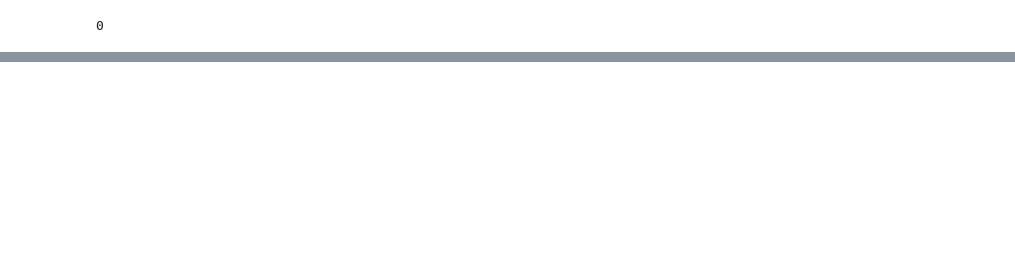
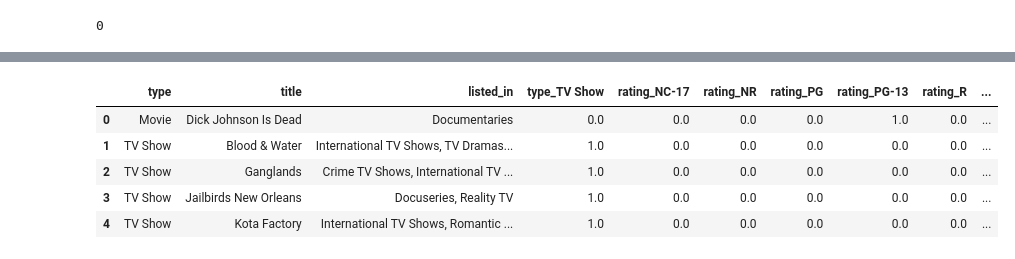
Before and after one commit to gargiahuja/projects-ML-, a Jupyter notebook: Netflix_show_clustering/main.ipynb, the cells around one changed output, grey strips where cells are left out. Saved outputs shown, nothing was run; the diff lists cells and outputs as text; code cells hidden in the pictures; blank space fills up the shorter version.

```diff
--- a/Netflix_show_clustering/main.ipynb
+++ b/Netflix_show_clustering/main.ipynb
@@ -212,4 +136,7 @@ df.head(1)
-# %%
-from sklearn.cluster import KMeans
-model=KMeans(n_clusters=5,random_state=42)
-df['cluster'] = model.fit_predict(df.select_dtypes(include='number'))
+# %%
+from sklearn.preprocessing import OneHotEncoder
+ohe=OneHotEncoder(drop='first',sparse=False)
+type_encoded=ohe.fit_transform(df[['type']])
+encoded_cols = ohe.get_feature_names_out(['type'])
+encoded_df = pd.DataFrame(type_encoded, columns=encoded_cols, index=df.index)
+df = pd.concat([df, encoded_df], axis=1)
@@ -215,0 +182,5 @@ df['cluster'] = model.fit_predict(df.select_dtypes(include='number'))
+# %%
+most_frequent = df['rating'].mode()[0]
+wrong_values = ['74 min', '84 min', '66 min']
+df['rating'] = df['rating'].replace(wrong_values, most_frequent)
+print(df['rating'].value_counts())
@@ -215,0 +230,8 @@ df['cluster'] = model.fit_predict(df.select_dtypes(include='number'))
+# %%
+from sklearn.preprocessing import OneHotEncoder
+ohe = OneHotEncoder(drop='first')
+encoded = ohe.fit_transform(df[['rating']]).toarray()
+encoded_df = pd.DataFrame(encoded, columns=ohe.get_feature_names_out(['rating']))
+df = pd.concat([df.drop(columns=['rating']), encoded_df], axis=1)
+
+print(df.head())
@@ -215,0 +266,9 @@ df['cluster'] = model.fit_predict(df.select_dtypes(include='number'))
+# %%
+df.head()
+# %% [output]
+|  | type | title | listed_in | type_TV Show | rating_NC-17 | rating_NR | rating_PG | rating_PG-13 | rating_R | ... |
+| 0 | Movie | Dick Johnson Is Dead | Documentaries | 0.0 | 0.0 | 0.0 | 0.0 | 1.0 | 0.0 | ... |
+| 1 | TV Show | Blood & Water | International TV Shows, TV Dramas... | 1.0 | 0.0 | 0.0 | 0.0 | 0.0 | 0.0 | ... |
+| 2 | TV Show | Ganglands | Crime TV Shows, International TV ... | 1.0 | 0.0 | 0.0 | 0.0 | 0.0 | 0.0 | ... |
+| 3 | TV Show | Jailbirds New Orleans | Docuseries, Reality TV | 1.0 | 0.0 | 0.0 | 0.0 | 0.0 | 0.0 | ... |
+| 4 | TV Show | Kota Factory | International TV Shows, Romantic ... | 1.0 | 0.0 | 0.0 | 0.0 | 0.0 | 0.0 | ... |
```
Also changed, not shown: parts of 50 cells of this notebook.
